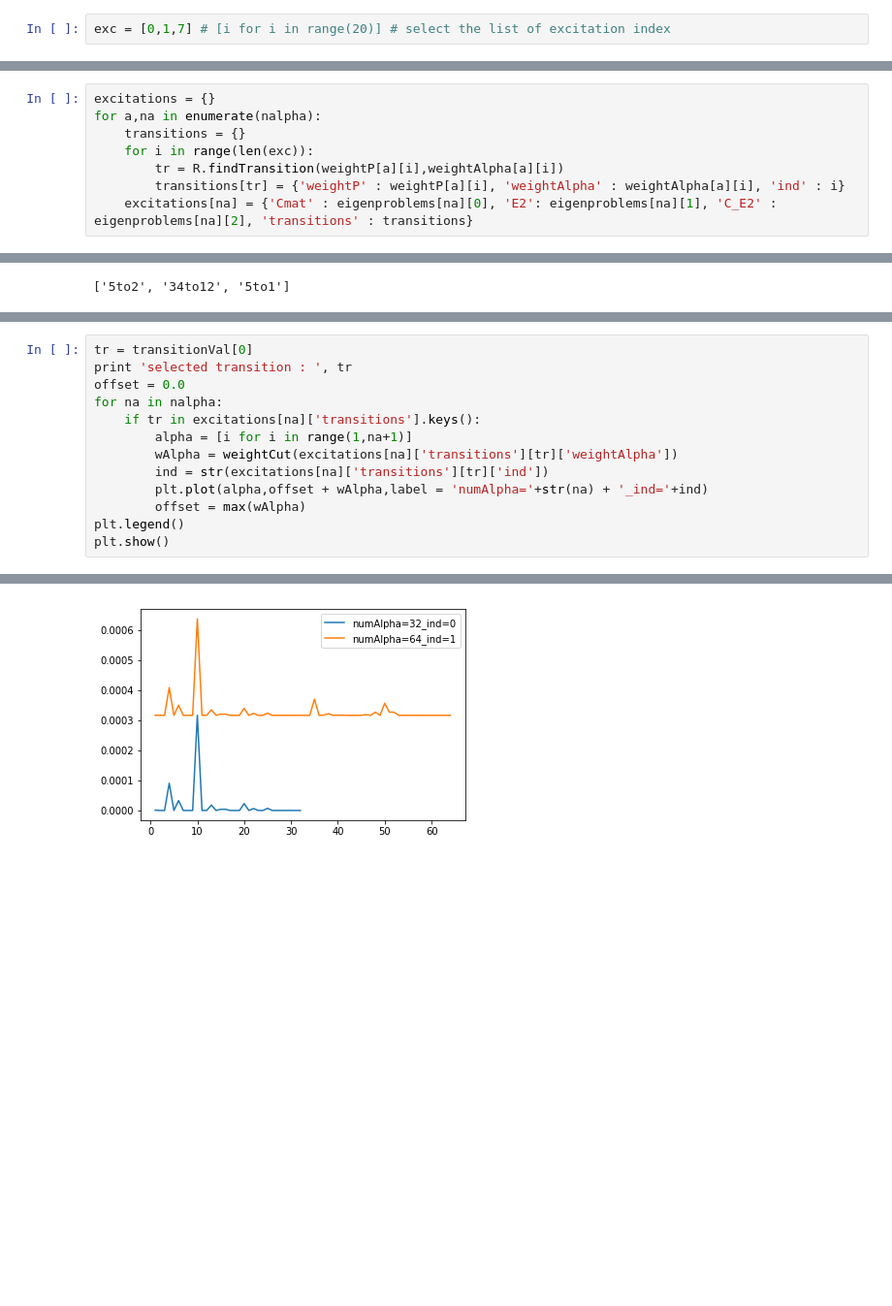
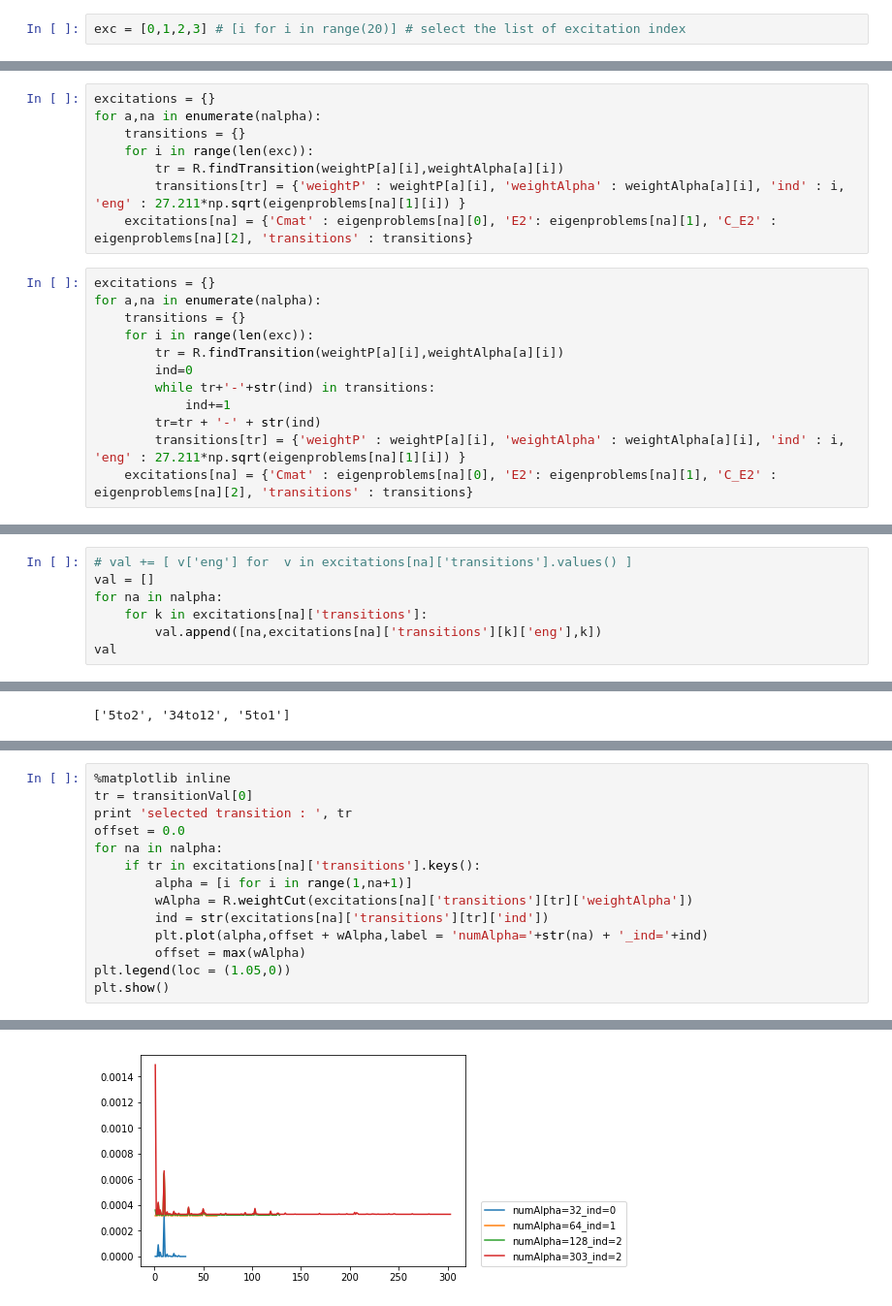
Before and after one commit to luigigenovese/KPM-nb, a Jupyter notebook: POLARIZABILITY/N2/Analysis_of_Excitonic_States.ipynb, the cells around one changed output, grey strips where cells are left out. Shown: that part at 97% size. Cells and saved outputs as stored; diff of their text form; blank space fills up the shorter version.

```diff
--- a/POLARIZABILITY/N2/Analysis_of_Excitonic_States.ipynb
+++ b/POLARIZABILITY/N2/Analysis_of_Excitonic_States.ipynb
@@ -63,7 +63,7 @@ Validation terminated
 # %% [markdown]
 We choose a set of excitations and compute the contribution of the virtual states in the corresponding eigenstates of C_ext
 # %%
-exc = [0,1,7] # [i for i in range(20)] # select the list of excitation index
+exc = [0,1,2,3] # [i for i in range(20)] # select the list of excitation index
 # %%
 reload(R)
 weightP,weightAlpha = R.weight(numOrb,nalpha,exc,eigenproblems)
@@ -94,7 +94,19 @@ for a,na in enumerate(nalpha):
     transitions = {}
     for i in range(len(exc)):
         tr = R.findTransition(weightP[a][i],weightAlpha[a][i])
-        transitions[tr] = {'weightP' : weightP[a][i], 'weightAlpha' : weightAlpha[a][i], 'ind' : i}
+        transitions[tr] = {'weightP' : weightP[a][i], 'weightAlpha' : weightAlpha[a][i], 'ind' : i, 'eng' : 27.211*np.sqrt(eigenproblems[na][1][i]) }
     excitations[na] = {'Cmat' : eigenproblems[na][0], 'E2': eigenproblems[na][1], 'C_E2' : eigenproblems[na][2], 'transitions' : transitions}
+# %%
+excitations = {}
+for a,na in enumerate(nalpha):
+    transitions = {}
+    for i in range(len(exc)):
+        tr = R.findTransition(weightP[a][i],weightAlpha[a][i])
+        ind=0
+        while tr+'-'+str(ind) in transitions:
+            ind+=1
+        tr=tr + '-' + str(ind)
+        transitions[tr] = {'weightP' : weightP[a][i], 'weightAlpha' : weightAlpha[a][i], 'ind' : i, 'eng' : 27.211*np.sqrt(eigenproblems[na][1][i]) }
+    excitations[na] = {'Cmat' : eigenproblems[na][0], 'E2': eigenproblems[na][1], 'C_E2' : eigenproblems[na][2], 'transitions' : transitions}
 # %%
 # example
@@ -119,0 +141,7 @@ excitations[32]['transitions']
+# %%
+# val += [ v['eng'] for  v in excitations[na]['transitions'].values() ]
+val = []
+for na in nalpha:
+    for k in excitations[na]['transitions']:
+        val.append([na,excitations[na]['transitions'][k]['eng'],k])
+val
@@ -146,16 +185,17 @@ array([  7.59493823e-05,   5.74604645e-05,   4.89211047e-06,
 # %%
+%matplotlib inline
 tr = transitionVal[0]
 print 'selected transition : ', tr
 offset = 0.0
 for na in nalpha:
     if tr in excitations[na]['transitions'].keys():
         alpha = [i for i in range(1,na+1)]
-        wAlpha = weightCut(excitations[na]['transitions'][tr]['weightAlpha'])
+        wAlpha = R.weightCut(excitations[na]['transitions'][tr]['weightAlpha'])
         ind = str(excitations[na]['transitions'][tr]['ind'])
         plt.plot(alpha,offset + wAlpha,label = 'numAlpha='+str(na) + '_ind='+ind)
         offset = max(wAlpha)
-plt.legend()
+plt.legend(loc = (1.05,0))
 plt.show()
 # %% [output]
 selected transition :  5to2
-[figure, old version]
+[figure, new version]
```
Also changed, not shown: parts of 14 cells of this notebook, 1 other file.
